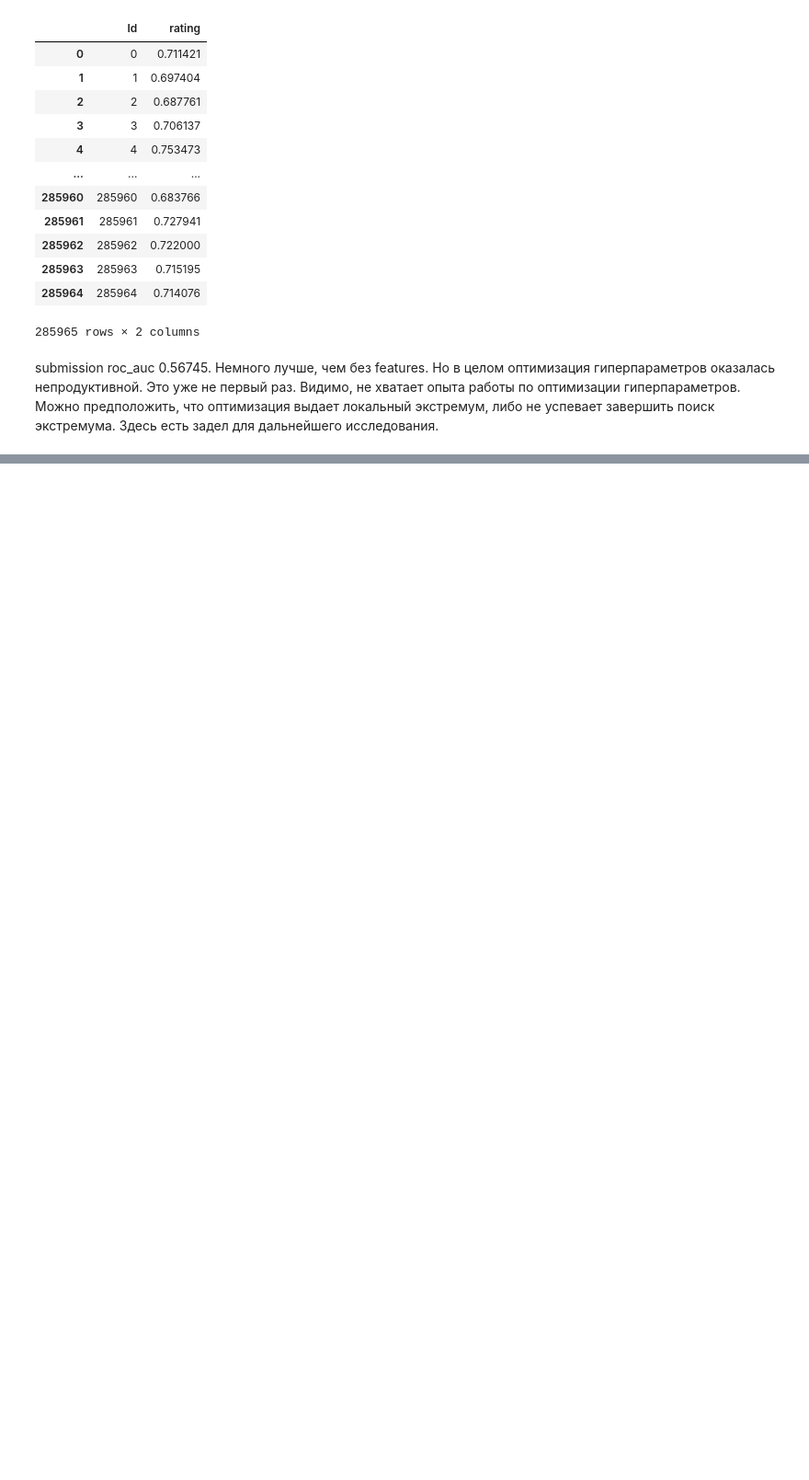
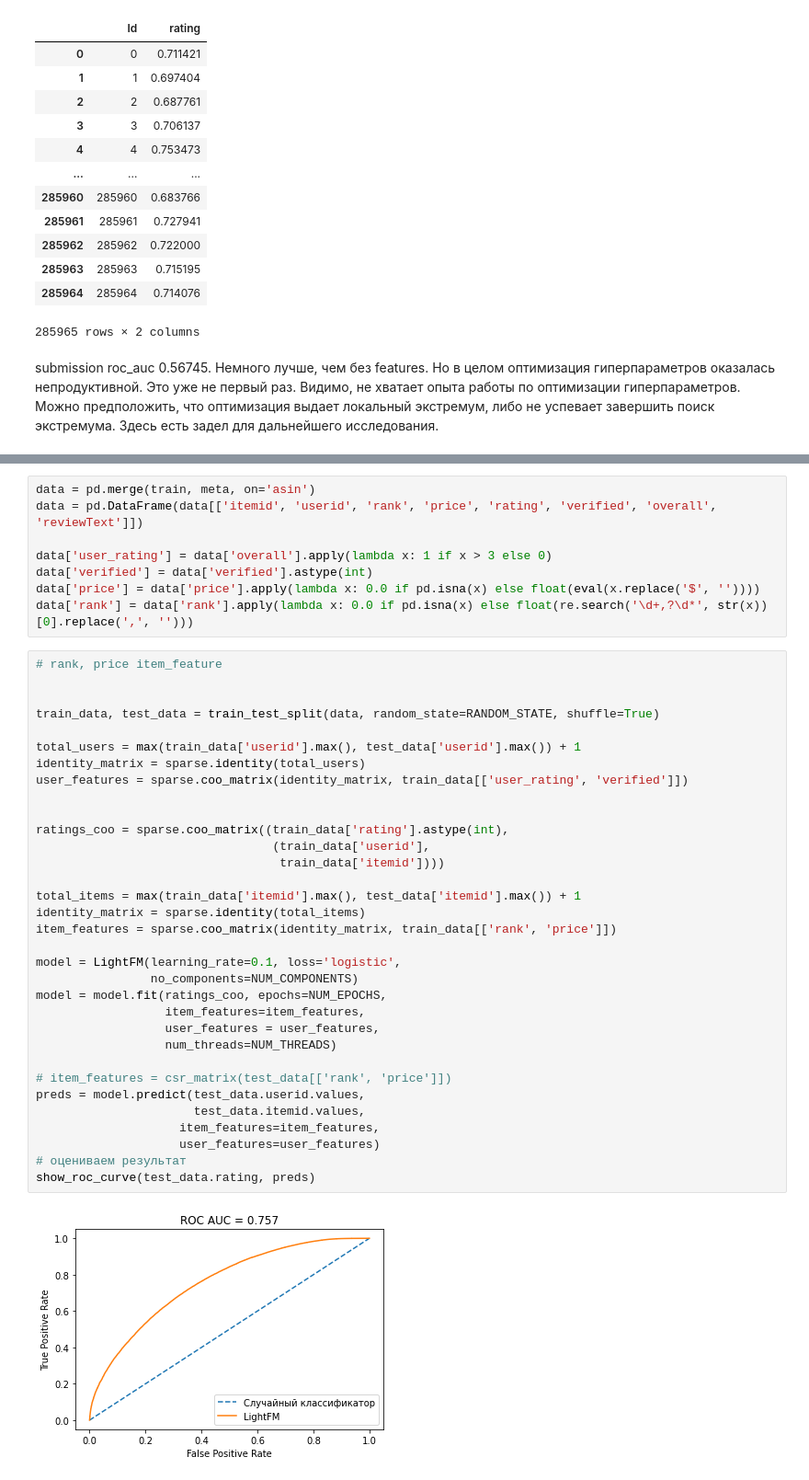
Before and after one commit to Slava-inc/FFSolutions, a Jupyter notebook: module_7/my-baseline-logreg .ipynb, the cells around one changed output, grey strips where cells are left out. Shown at 92% size. Drawn from its saved outputs; the diff is of its cells as text; blank space fills up the shorter version.

Commit message:
Recomendation model
Recomendation model at kaggle

```diff
--- a/module_7/my-baseline-logreg .ipynb
+++ b/module_7/my-baseline-logreg .ipynb
@@ -849,0 +804,43 @@ submission roc_auc 0.56745. Немного лучше, чем без features.
+# %%
+data = pd.merge(train, meta, on='asin')
+data = pd.DataFrame(data[['itemid', 'userid', 'rank', 'price', 'rating', 'verified', 'overall', 'reviewText']])
+
+data['user_rating'] = data['overall'].apply(lambda x: 1 if x > 3 else 0)
+data['verified'] = data['verified'].astype(int)
+data['price'] = data['price'].apply(lambda x: 0.0 if pd.isna(x) else float(eval(x.replace('$', ''))))
+data['rank'] = data['rank'].apply(lambda x: 0.0 if pd.isna(x) else float(re.search('\d+,?\d*', str(x))[0].replace(',', '')))
+# %%
+# rank, price item_feature
+
+
+train_data, test_data = train_test_split(data, random_state=RANDOM_STATE, shuffle=True)
+
+total_users = max(train_data['userid'].max(), test_data['userid'].max()) + 1
+identity_matrix = sparse.identity(total_users)
+user_features = sparse.coo_matrix(identity_matrix, train_data[['user_rating', 'verified']])
+
+
+ratings_coo = sparse.coo_matrix((train_data['rating'].astype(int),
+                                 (train_data['userid'],
+                                  train_data['itemid'])))
+
+total_items = max(train_data['itemid'].max(), test_data['itemid'].max()) + 1
+identity_matrix = sparse.identity(total_items)
+item_features = sparse.coo_matrix(identity_matrix, train_data[['rank', 'price']])
+
+model = LightFM(learning_rate=0.1, loss='logistic',
+                no_components=NUM_COMPONENTS)
+model = model.fit(ratings_coo, epochs=NUM_EPOCHS,
+                  item_features=item_features,
+                  user_features = user_features,
+                  num_threads=NUM_THREADS)
+
+# item_features = csr_matrix(test_data[['rank', 'price']])
+preds = model.predict(test_data.userid.values,
+                      test_data.itemid.values,
+                    item_features=item_features,
+                    user_features=user_features)
+# оцениваем результат
+show_roc_curve(test_data.rating, preds)
+# %% [output]
+[figure, added]
```
Also changed, not shown: parts of 15 cells of this notebook, 1 other file.
